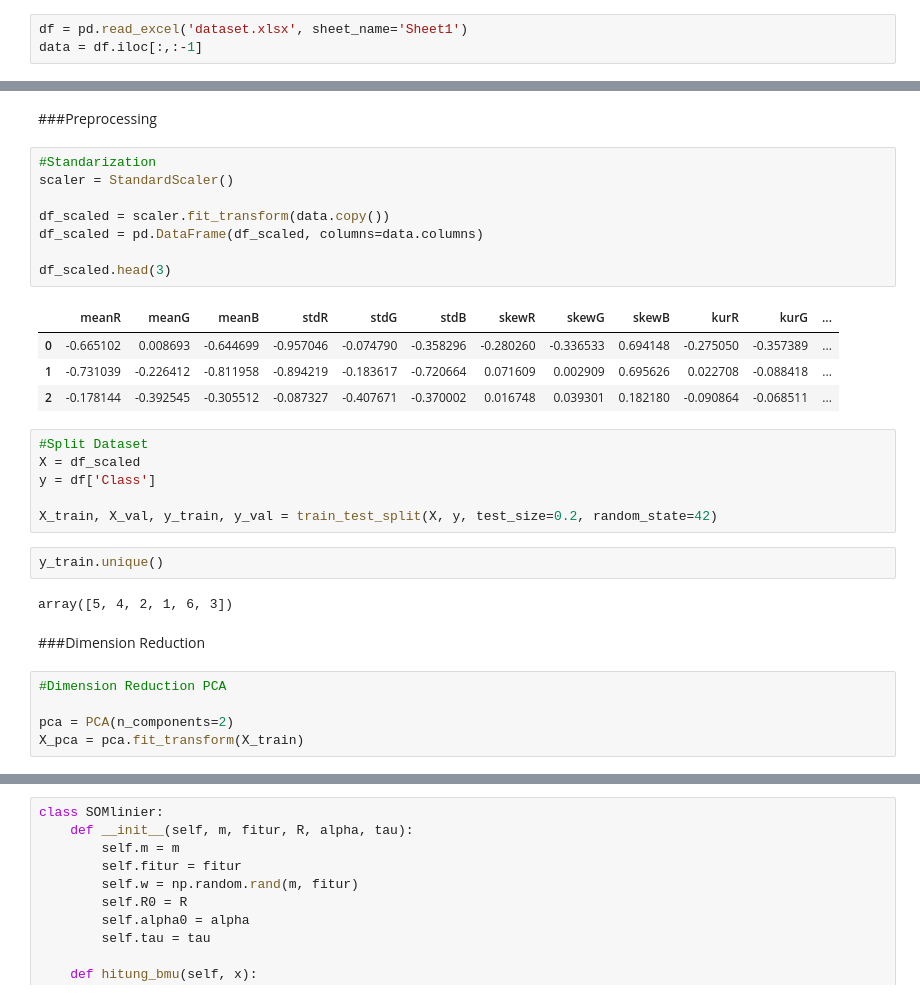
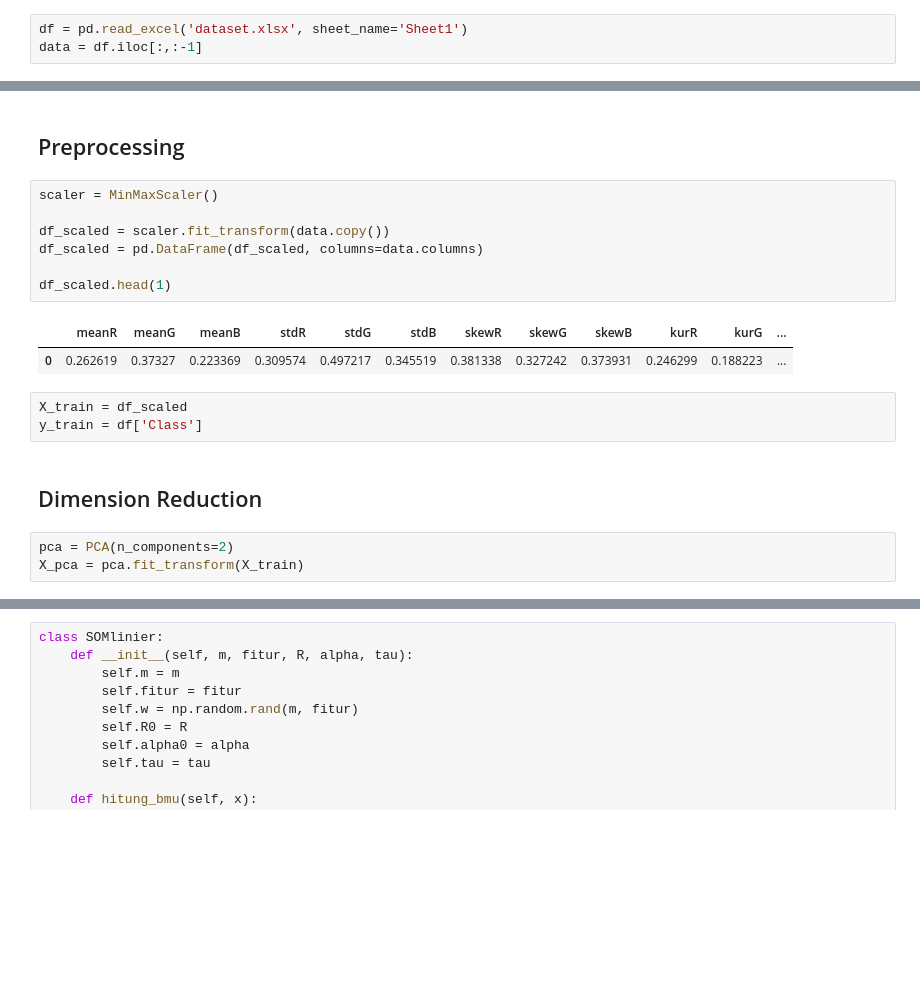
Before and after one commit to salmafthn/Linear-SOM-for-Color-Feature-Datasets, a Jupyter notebook: PCA.ipynb, the cells around one changed output, grey strips where cells are left out. Saved outputs shown, nothing was run; the diff lists cells and outputs as text; blank space fills up the shorter version.

```diff
--- a/PCA.ipynb
+++ b/PCA.ipynb
@@ -42,32 +24,20 @@ memory usage: 662.9 KB
 # %% [markdown]
-###Preprocessing
+## Preprocessing
 # %%
-#Standarization
-scaler = StandardScaler()
+scaler = MinMaxScaler()
 
 df_scaled = scaler.fit_transform(data.copy())
 df_scaled = pd.DataFrame(df_scaled, columns=data.columns)
 
-df_scaled.head(3)
+df_scaled.head(1)
 # %% [output]
 |  | meanR | meanG | meanB | stdR | stdG | stdB | skewR | skewG | skewB | kurR | kurG | ... |
-| 0 | -0.665102 | 0.008693 | -0.644699 | -0.957046 | -0.074790 | -0.358296 | -0.280260 | -0.336533 | 0.694148 | -0.275050 | -0.357389 | ... |
-| 1 | -0.731039 | -0.226412 | -0.811958 | -0.894219 | -0.183617 | -0.720664 | 0.071609 | 0.002909 | 0.695626 | 0.022708 | -0.088418 | ... |
-| 2 | -0.178144 | -0.392545 | -0.305512 | -0.087327 | -0.407671 | -0.370002 | 0.016748 | 0.039301 | 0.182180 | -0.090864 | -0.068511 | ... |
+| 0 | 0.262619 | 0.37327 | 0.223369 | 0.309574 | 0.497217 | 0.345519 | 0.381338 | 0.327242 | 0.373931 | 0.246299 | 0.188223 | ... |
-# %%
-#Split Dataset
-X = df_scaled
-y = df['Class']
-
-X_train, X_val, y_train, y_val = train_test_split(X, y, test_size=0.2, random_state=42)
-# %%
-y_train.unique()
-# %% [output]
-array([5, 4, 2, 1, 6, 3])
+# %%
+X_train = df_scaled
+y_train = df['Class']
 # %% [markdown]
-###Dimension Reduction
+## Dimension Reduction
 # %%
-#Dimension Reduction PCA
-
 pca = PCA(n_components=2)
 X_pca = pca.fit_transform(X_train)
```
Also changed, not shown: parts of 50 cells of this notebook, 7 other files.
